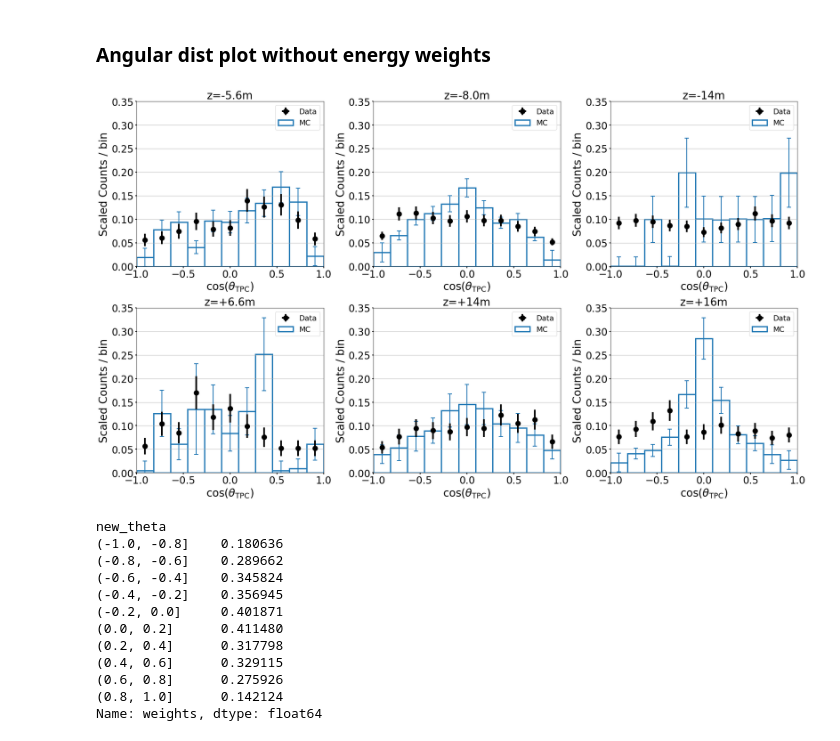
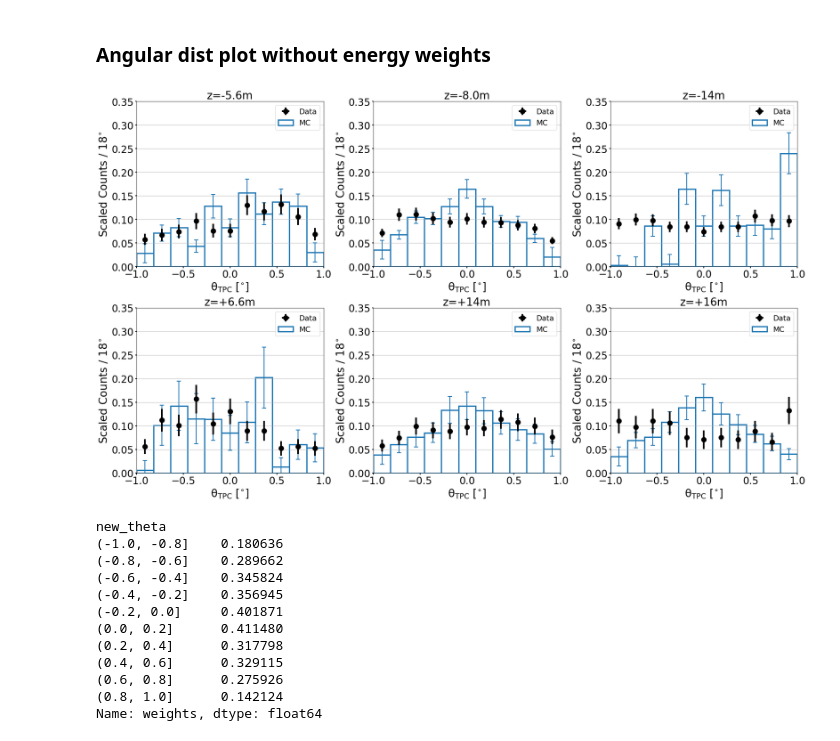
Before and after one commit to jschuel/jeff_workspace, a Jupyter notebook: analysis/phase3/with_sim/Calibrations_and_angular_analysis_final.ipynb, the cells around one changed output. Drawn from its saved outputs; the diff is of its cells as text; code cells hidden in the pictures.

```diff
--- a/analysis/phase3/with_sim/Calibrations_and_angular_analysis_final.ipynb
+++ b/analysis/phase3/with_sim/Calibrations_and_angular_analysis_final.ipynb
@@ -74,7 +69,7 @@ len(data[tpc].loc[data[tpc]['num_clusters']!=1])/len(data[tpc])
 # %% [markdown]
 ### Tune xray veto using MC
 # %%
-E = np.linspace(0,20,101)
+E = np.linspace(0,20,1001)
 efficiency = {}
 purity = {}
 tpcs = ['palila', 'iiwi', 'tako', 'nene', 'elepaio', 'humu']
@@ -813,6 +1258,7 @@ b = analysis(E_cut = crit, E_cut_err = 0, recoils_only = True,  fei4_restrict =
 bf = analysis(E_cut = crit, E_cut_err = 0, recoils_only = True,  fei4_restrict = False)
 # %%
-crit = {'palila': 8.8, 'iiwi': 8.8, 'tako': 5.0, 'nene': 5.6, 'elepaio': 6.0, 'humu': 6.6}
+#crit = {'palila': 8.8, 'iiwi': 8.8, 'tako': 5.0, 'nene': 5.6, 'elepaio': 6.0, 'humu': 6.6}
+crit = {'palila': 8, 'iiwi': 8.8, 'tako': 6, 'nene': 5.5, 'elepaio': 6, 'humu': 6.6}
 tpcs = crit.keys()
 crit_high = {}
 crit_low = {}
@@ -1794,12 +2454,12 @@ cut = 100
 #E_cut = {'palila': 90,'tako': 145,'elepaio': 155,'iiwi': 110, 'nene': 135,'humu': 130}
 #E_cut = {'palila': 30,'tako': 50,'elepaio': 100,'iiwi': 60, 'nene': 45,'humu': 100}
 #E_cut = {'palila': 100,'tako': 160,'elepaio': 140,'iiwi': 100, 'nene': 130,'humu': 130}
-E_cut = {'palila': cut,'tako': cut,'elepaio': cut,'iiwi': cut, 'nene': cut,'humu': 90}
+E_cut = {'palila': cut,'tako': cut,'elepaio': cut,'iiwi': cut, 'nene': cut,'humu': cut}
 #ratio = bf.compute_data_MC_ratios("Cont_inj", E_cut=E_cut)[2] #with VRC
 #ratio = b.compute_data_MC_ratios("Cont_inj", E_cut=E_cut)[2] #currently with VRC
-ratio = b.compute_data_MC_ratios("Cont_inj", E_cut=E_cut, I_HER = 510, I_LER = 510, sy_LER=60, sy_HER=35, nb_LER=783, nb_HER=783, L=1.1)[2]
+ratio = bf.compute_data_MC_ratios("Cont_inj", E_cut=crit, I_HER = 510, I_LER = 510, sy_LER=60, sy_HER=35, nb_LER=783, nb_HER=783, L=1.1)[2]
 ratio = ratio.replace([np.inf, -np.inf, np.nan], 0)
-skb = b.select_study("Lumi", "Cont_inj")
+skb = bf.select_study("Lumi", "Cont_inj")
 Scaled_MC = {}
 tpcs = ['palila', 'iiwi', 'tako', 'nene', 'elepaio', 'humu']
 factors = {'Coulomb_LER_base' : 1/4., 'Coulomb_LER_dynamic' : 1/4.,
@@ -1984,9 +2634,9 @@ for tpc in tpcs:
     plt.subplot(2,3,i)
 
     ### Compute fractional coefficients for time of each background study. MC is already scaled to 1 equivalents
-    foo = len(b.select_study("HER", "Cont_inj"))
-    bar = len(b.select_study("LER", "Cont_inj"))
-    lum = len(b.select_study("Lumi", "Cont_inj"))
+    foo = len(bf.select_study("HER", "Cont_inj"))
+    bar = len(bf.select_study("LER", "Cont_inj"))
+    lum = len(bf.select_study("Lumi", "Cont_inj"))
 
     clumi = 1
 
@@ -2081,7 +2731,7 @@ for tpc in tpcs:
     j+=1
     i+=1
 plt.tight_layout()
-plt.savefig("phi_distributions_new_weights3.jpg", bbox_inches = 'tight', dpi = 200)
+plt.savefig("phi_distributions_new_weights4.jpg", bbox_inches = 'tight', dpi = 200)
 plt.show()
 #np.sqrt((test_err/test['track_energy'].sum())**2+(test_MC_err/test_MC['reco_energy'].sum())**2)
 # %% [output]
@@ -2159,8 +2807,8 @@ plt.rc('axes', titlesize=26)
 nbins = 12
 xmin = -1
 xmax = 1
-phi_low = -np.pi/4
-phi_high = np.pi/4
+phi_low = -np.pi/3
+phi_high = np.pi/3
 #E_cut = {'palila': 40, 'tako': 120, 'elepaio': 110, 'iiwi': 55, 'nene': 95, 'humu': 155}
 #E_cut = {'palila': 40, 'tako': 67, 'elepaio': 150, 'iiwi': 100, 'nene': 75, 'humu': 135}
 #E_cut = {'palila': 90,'tako': 145,'elepaio': 155,'iiwi': 110, 'nene': 135,'humu': 130}
@@ -2250,22 +2898,22 @@ for tpc in tpcs:
     test_HER = HER_tmp.groupby(pd.cut(np.cos(HER_tmp['new_theta']), bins = np.linspace(xmin,xmax,nbins))).sum()
     test_LER = LER_tmp.groupby(pd.cut(np.cos(LER_tmp['new_theta']), bins = np.linspace(xmin,xmax,nbins))).sum()
 
-    #test = Lumi_tmp.groupby(pd.cut(Lumi_tmp['new_theta'], bins = np.linspace(0,np.pi,nbins))).sum()
-    #test_all = data_tmp.groupby(pd.cut(data_tmp['new_theta'], bins = np.linspace(0,np.pi,nbins))).sum()
-    #test_MC = MC_tmp.groupby(pd.cut(MC_tmp['new_theta'], bins = np.linspace(0,np.pi,nbins))).sum()
-    #test_MC2 = MC_tmp2.groupby(pd.cut(MC_tmp2['new_theta'], bins = np.linspace(0,np.pi,nbins))).sum()
-    #test_MC3 = MC_tmp3.groupby(pd.cut(MC_tmp3['new_theta'], bins = np.linspace(0,np.pi,nbins))).sum()
-    #test_SB = SB_tmp.groupby(pd.cut(SB_tmp['new_theta'], bins = np.linspace(0,np.pi,nbins))).sum()
-    #test_HER = HER_tmp.groupby(pd.cut(HER_tmp['new_theta'], bins = np.linspace(0,np.pi,nbins))).sum()
-    #test_LER = LER_tmp.groupby(pd.cut(LER_tmp['new_theta'], bins = np.linspace(0,np.pi,nbins))).sum()
+    #test = Lumi_tmp.groupby(pd.cut(Lumi_tmp['new_theta']*180/np.pi, bins = np.linspace(0,180,nbins))).sum()
+    #test_all = data_tmp.groupby(pd.cut(data_tmp['new_theta']*180/np.pi, bins = np.linspace(0,180,nbins))).sum()
+    #test_MC = MC_tmp.groupby(pd.cut(MC_tmp['new_theta']*180/np.pi, bins = np.linspace(0,180,nbins))).sum()
+    #test_MC2 = MC_tmp2.groupby(pd.cut(MC_tmp2['new_theta']*180/np.pi, bins = np.linspace(0,180,nbins))).sum()
+    #test_MC3 = MC_tmp3.groupby(pd.cut(MC_tmp3['new_theta']*180/np.pi, bins = np.linspace(0,180,nbins))).sum()
+    #test_SB = SB_tmp.groupby(pd.cut(SB_tmp['new_theta']*180/np.pi, bins = np.linspace(0,180,nbins))).sum()
+    #test_HER = HER_tmp.groupby(pd.cut(HER_tmp['new_theta']*180/np.pi, bins = np.linspace(0,180,nbins))).sum()
+    #test_LER = LER_tmp.groupby(pd.cut(LER_tmp['new_theta']*180/np.pi, bins = np.linspace(0,180,nbins))).sum()
 
 
     plt.subplot(2,3,i)
 
     ### Compute fractional coefficients for time of each background study. MC is already scaled to 1 equivalents
-    foo = len(b.select_study("HER", "Cont_inj"))
-    bar = len(b.select_study("LER", "Cont_inj"))
-    lum = len(b.select_study("Lumi", "Cont_inj"))
+    foo = len(bf.select_study("HER", "Cont_inj"))
+    bar = len(bf.select_study("LER", "Cont_inj"))
+    lum = len(bf.select_study("Lumi", "Cont_inj"))
 
     #clumi = 1/(lum) # Scale to 1s equivalent rate
     #cler = 1/(bar) # Scale to 1s equivalent rate
@@ -2378,37 +3026,40 @@ for tpc in tpcs:
     for k in range(0,len(err4[tpc])): #make error 10% when values are zero
         if n4[tpc][k]/d4[tpc] < 1e-2:
             err4[tpc][k] = .02
     err4[tpc] = err4[tpc].fillna(0.05)
     #p4[tpc] = plt.bar(center,n4[tpc]/d4[tpc],yerr=err4[tpc],width = width, label = 'MC expanded chip', fc = 'None', ec = 'tab:green',lw=3, linestyle = 'dashed', error_kw=dict(ecolor='tab:green', lw=2, capsize=5, capthick=2))
 
 
     #Plot 4: All MC to be compared with collisions ACTUAL CHIP AREA
     #n4[tpc] = (test_MC2['ones']*(test_MC2['scaled_energy']/test_MC2['reco_energy']))
     #d4[tpc] = (test_MC2['ones']*(test_MC2['scaled_energy']/test_MC2['reco_energy'])).sum()
     #err4[tpc] = 1/d4[tpc]*np.sqrt(test_MC2['ones']*(test_MC2['scaled_energy']**2/test_MC2['reco_energy']**2).mean())
     #n4[tpc] = (test_MC2['ones'])
     #d4[tpc] = (test_MC2['ones']).sum()
     #err4[tpc] = 1/d4[tpc]*np.sqrt(test_MC2['ones'])
     #p4[tpc] = plt.bar(center,n4[tpc]/d4[tpc],yerr=err4[tpc],width = width, label = 'MC', fc = 'None', ec = 'tab:green',lw=3, linestyle = 'dashed', error_kw=dict(ecolor='tab:green', lw=2, capsize=5, capthick=2))
 
     #plt.hlines(0,0,1,color = 'k')
-    plt.ylabel(r'Scaled Counts / bin')
+    plt.ylabel(r'Scaled Counts / $18^{\circ}$')
     #plt.ylabel('Scaled Counts')
-    plt.xlabel(r'$\cos(\theta_\mathrm{TPC})$')
+    #plt.xlabel(r'$\cos(\theta_\mathrm{TPC})$')
+    plt.xlabel(r'$\theta_\mathrm{TPC}$ [$^{\circ}$]')
+    #plt.xticks([10,30,50,70,90,110,130,150,170])
     plt.xlim(xmin,xmax)
+    #plt.xlim(0,180)
     plt.ylim(0,0.35)
     plt.title(pos[j-1])
     plt.legend(handles = [p0[tpc],p3[tpc]],ncol=1)
     plt.grid(axis='y')
 
     j+=1
     i+=1
 plt.tight_layout()
-#plt.savefig("costheta_new_weights3.jpg",bbox_inches = 'tight', dpi = 200)
+#plt.savefig("costheta_new_weights4.jpg",bbox_inches = 'tight', dpi = 200)
 plt.show()
 #np.sqrt((test_err/test['track_energy'].sum())**2+(test_MC_err/test_MC['reco_energy'].sum())**2)
 # %% [output]
-[figure, old version]
+[figure, new version]
 # %%
 # %% [output]
 new_theta
```
Also changed, not shown: parts of 35 cells of this notebook, 5 other files.
